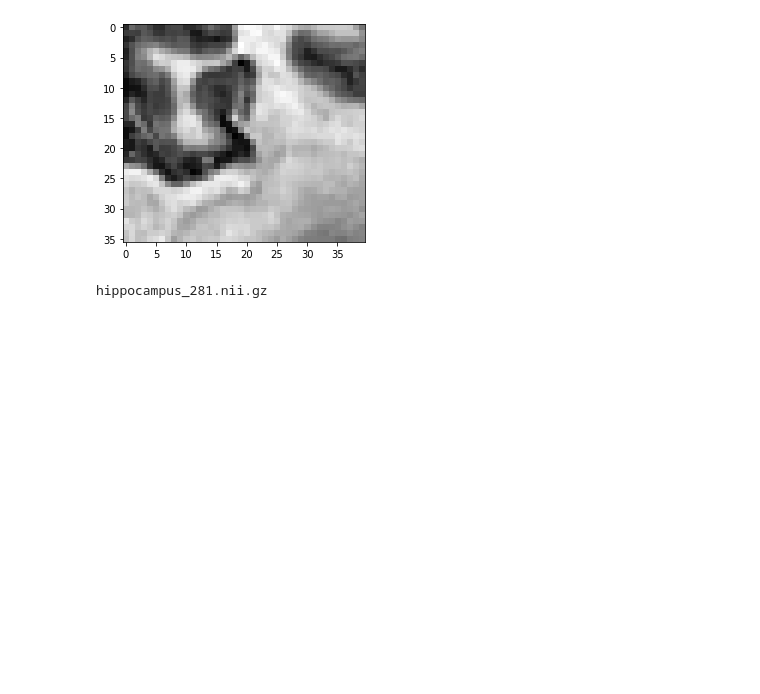
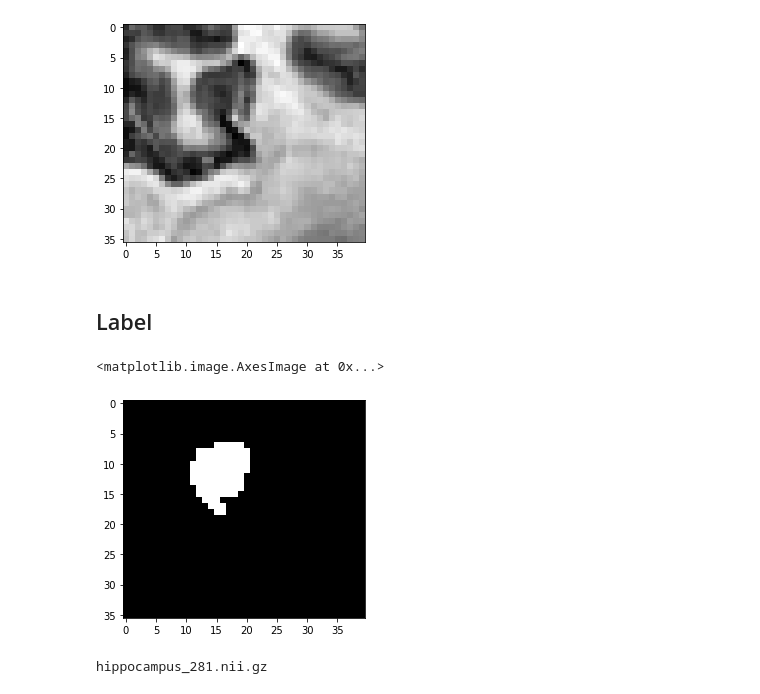
Before and after one commit to spirosrap/nd320-c3-3d-imaging-starter, a Jupyter notebook: section1/Final Project EDA.ipynb, the cells around one changed output. Cells and saved outputs as stored; diff of their text form; code cells hidden in the pictures; blank space fills up the shorter version.

```diff
--- a/section1/Final Project EDA.ipynb
+++ b/section1/Final Project EDA.ipynb
@@ -217,6 +259,14 @@ plt.imshow(coronal, cmap="gray")
 # %% [output]
 <matplotlib.image.AxesImage at 0x...>
 [figure]
+# %% [markdown]
+## Label
+# %%
+coronal = training_label[:, training_label.shape[1]//2, :]
+plt.imshow(coronal, cmap="gray")
+# %% [output]
+<matplotlib.image.AxesImage at 0x...>
+[figure, added]
 # %%
 # By now you should have enough information to decide what are dimensions of a single voxel
 # TASK: Compute the volume (in mm³) of a hippocampus using one of the labels you've loaded.
```
Also changed, not shown: parts of 10 cells of this notebook, 35 other files.
